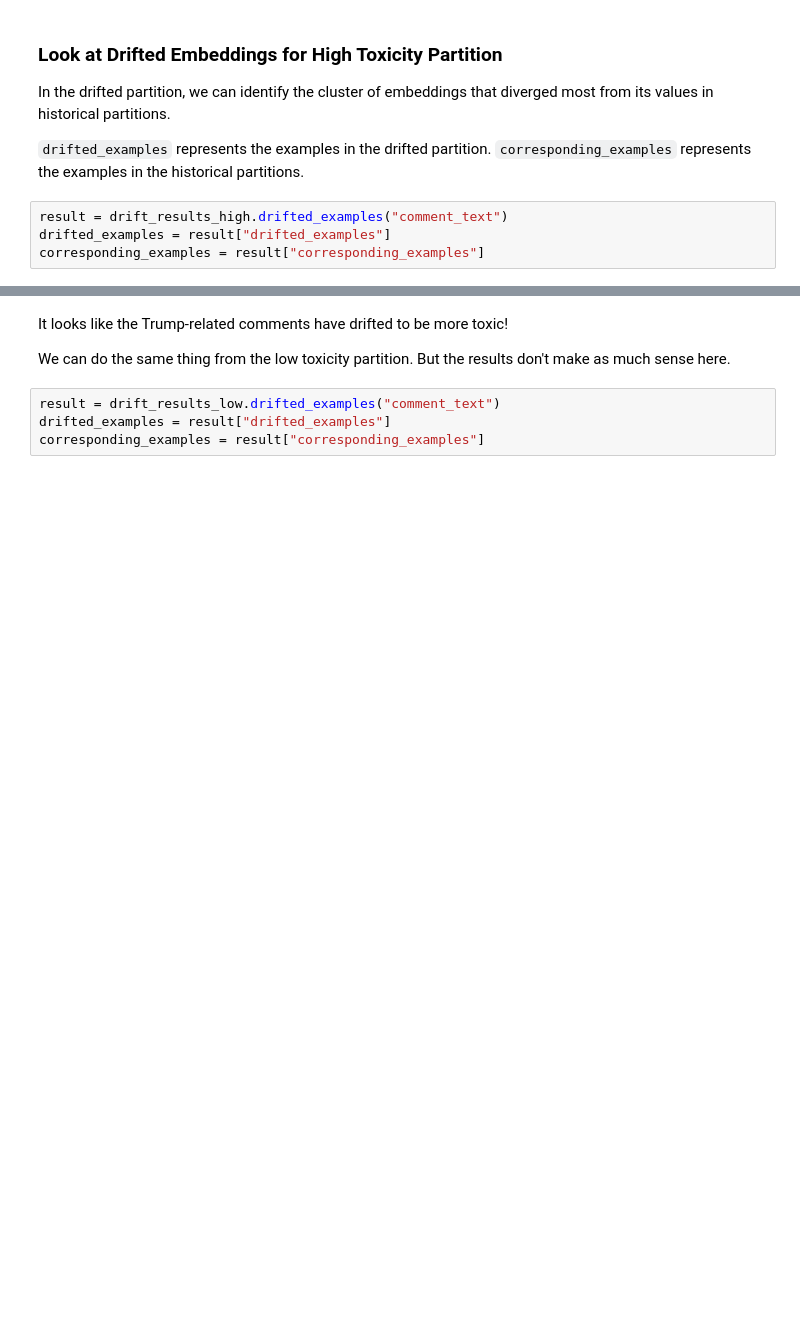
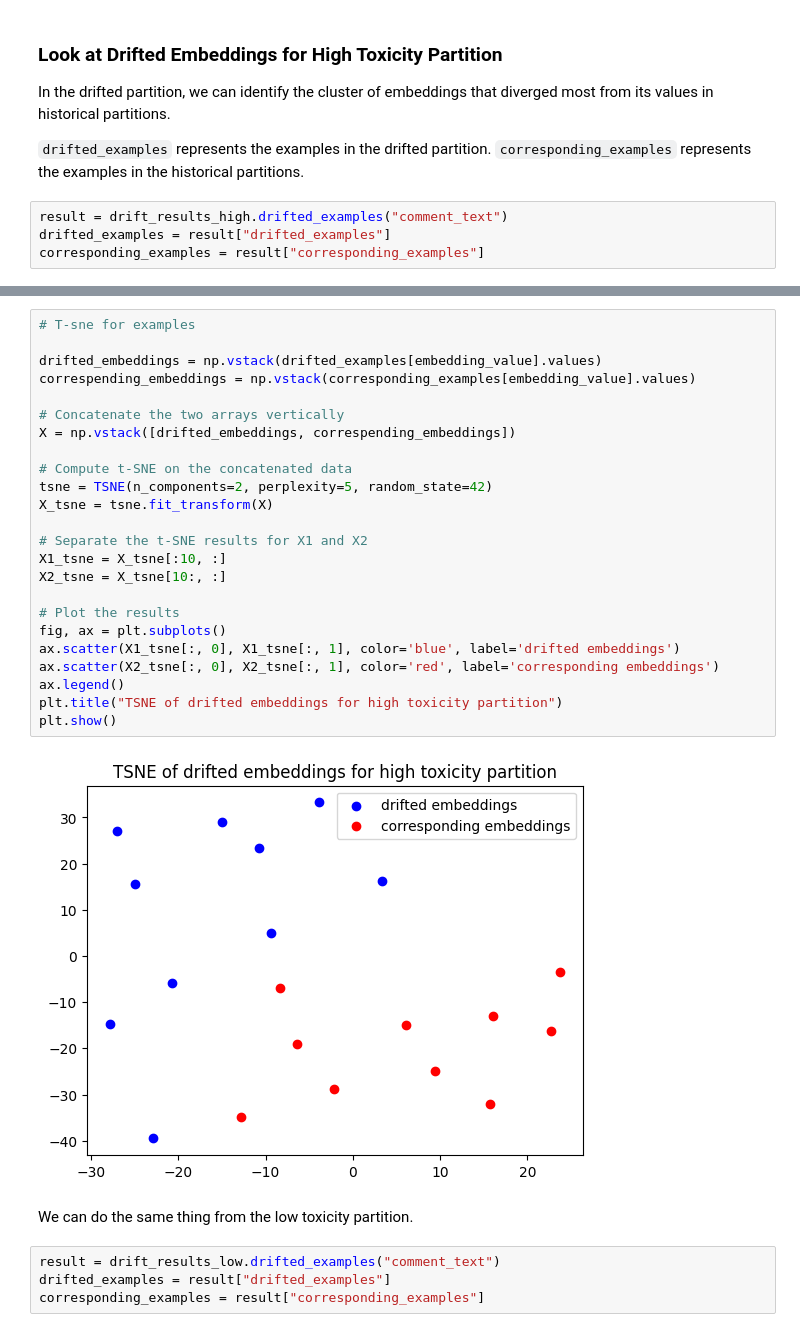
Before and after one commit to dm4ml/gate, a Jupyter notebook: examples/civilcomments.ipynb, the cells around one changed output, grey strips where cells are left out. Cells and saved outputs as stored; diff of their text form; blank space fills up the shorter version.

Commit message:
Beef up civil comments

```diff
--- a/examples/civilcomments.ipynb
+++ b/examples/civilcomments.ipynb
@@ -205,7 +289,31 @@ corresponding_examples[embedding_key].to_list()
-# %% [markdown]
-It looks like the Trump-related comments have drifted to be more toxic!
-
-We can do the same thing from the low toxicity partition. But the results don't make as much sense here.
+# %%
+# T-sne for examples
+
+drifted_embeddings = np.vstack(drifted_examples[embedding_value].values)
+correspending_embeddings = np.vstack(corresponding_examples[embedding_value].values)
+
+# Concatenate the two arrays vertically
+X = np.vstack([drifted_embeddings, correspending_embeddings])
+
+# Compute t-SNE on the concatenated data
+tsne = TSNE(n_components=2, perplexity=5, random_state=42)
+X_tsne = tsne.fit_transform(X)
+
+# Separate the t-SNE results for X1 and X2
+X1_tsne = X_tsne[:10, :]
+X2_tsne = X_tsne[10:, :]
+
+# Plot the results
+fig, ax = plt.subplots()
+ax.scatter(X1_tsne[:, 0], X1_tsne[:, 1], color='blue', label='drifted embeddings')
+ax.scatter(X2_tsne[:, 0], X2_tsne[:, 1], color='red', label='corresponding embeddings')
+ax.legend()
+plt.title("TSNE of drifted embeddings for high toxicity partition")
+plt.show()
+# %% [output]
+[figure, added]
+# %% [markdown]
+We can do the same thing from the low toxicity partition.
 # %%
 result = drift_results_low.drifted_examples("comment_text")
 drifted_examples = result["drifted_examples"]
```
Also changed, not shown: parts of 15 cells of this notebook, 1 other file.
